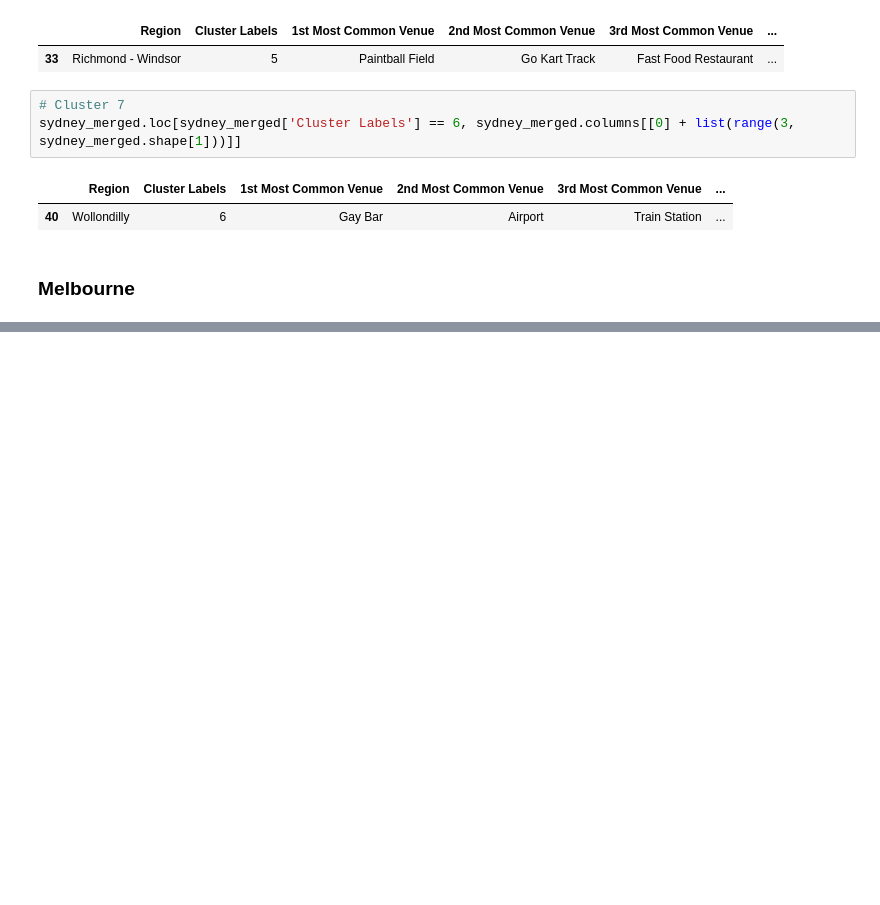
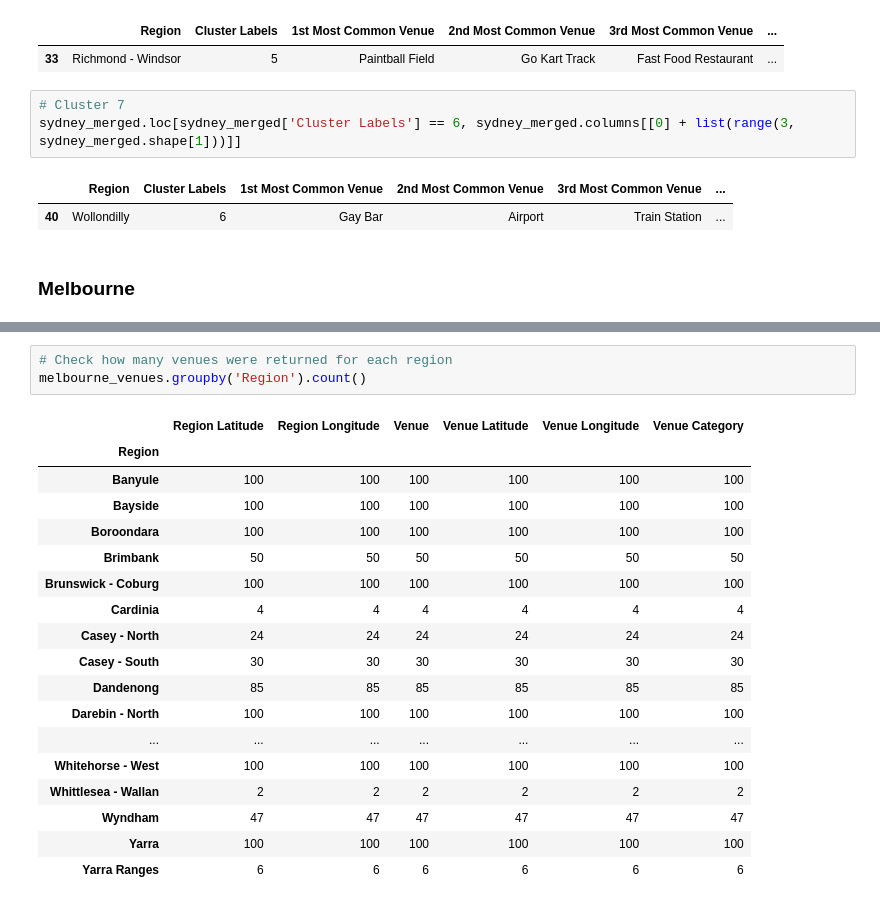
Before and after one commit to janelleamet/Coursera_Capstone, a Jupyter notebook: Applied Data Science Capstone.ipynb, the cells around one changed output, grey strips where cells are left out. Cells and saved outputs as stored; diff of their text form; blank space fills up the shorter version.

```diff
--- a/Applied Data Science Capstone.ipynb
+++ b/Applied Data Science Capstone.ipynb
@@ -618,0 +686,22 @@ sydney_merged.loc[sydney_merged['Cluster Labels'] == 6, sydney_merged.columns[[0
+# %%
+# Check how many venues were returned for each region
+melbourne_venues.groupby('Region').count()
+# %% [output]
+|  | Region Latitude | Region Longitude | Venue | Venue Latitude | Venue Longitude | Venue Category |
+| Region |  |  |  |  |  |  |
+| Banyule | 100 | 100 | 100 | 100 | 100 | 100 |
+| Bayside | 100 | 100 | 100 | 100 | 100 | 100 |
+| Boroondara | 100 | 100 | 100 | 100 | 100 | 100 |
+| Brimbank | 50 | 50 | 50 | 50 | 50 | 50 |
+| Brunswick - Coburg | 100 | 100 | 100 | 100 | 100 | 100 |
+| Cardinia | 4 | 4 | 4 | 4 | 4 | 4 |
+| Casey - North | 24 | 24 | 24 | 24 | 24 | 24 |
+| Casey - South | 30 | 30 | 30 | 30 | 30 | 30 |
+| Dandenong | 85 | 85 | 85 | 85 | 85 | 85 |
+| Darebin - North | 100 | 100 | 100 | 100 | 100 | 100 |
+| ... | ... | ... | ... | ... | ... | ... |
+| Whitehorse - West | 100 | 100 | 100 | 100 | 100 | 100 |
+| Whittlesea - Wallan | 2 | 2 | 2 | 2 | 2 | 2 |
+| Wyndham | 47 | 47 | 47 | 47 | 47 | 47 |
+| Yarra | 100 | 100 | 100 | 100 | 100 | 100 |
+| Yarra Ranges | 6 | 6 | 6 | 6 | 6 | 6 |
```
Also changed, not shown: parts of 20 cells of this notebook.
